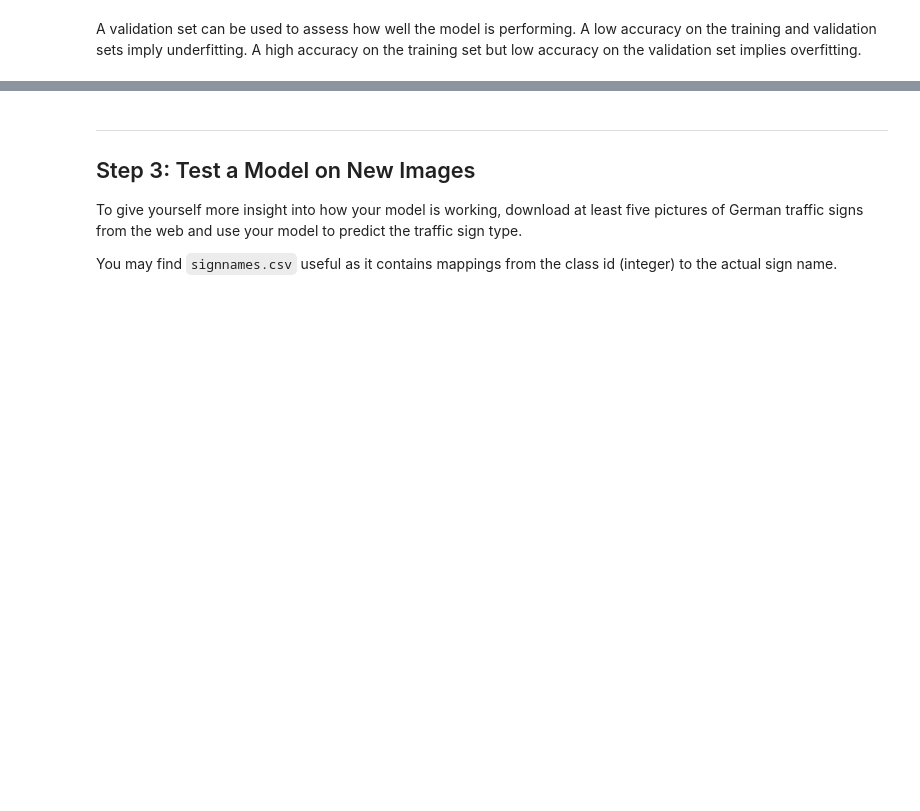
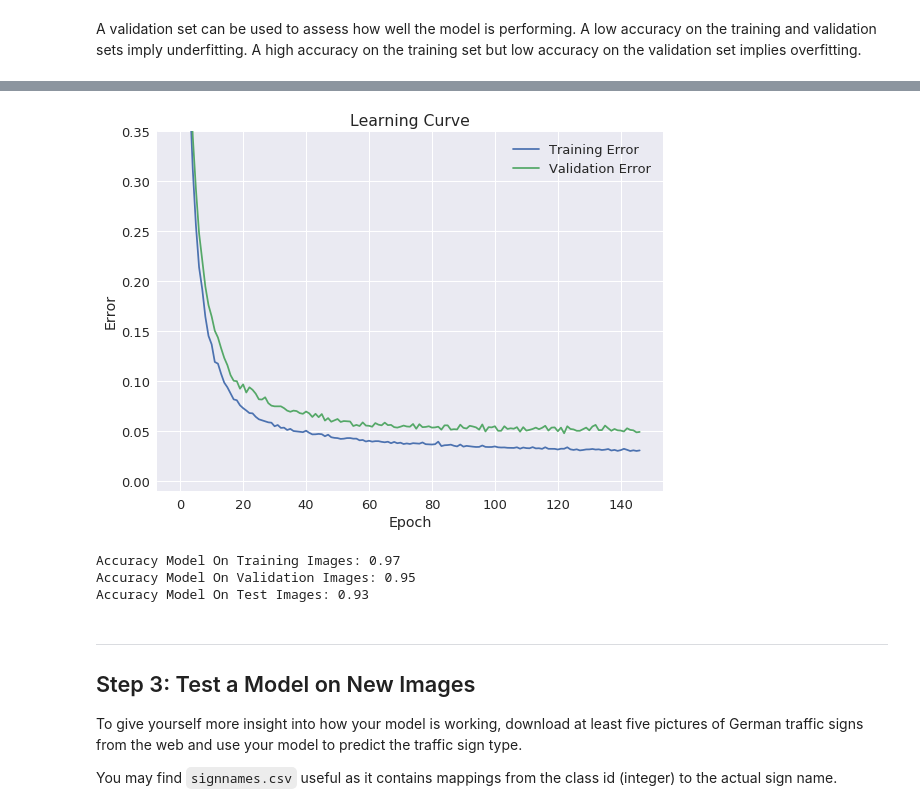
Before and after one commit to lfiaschi/udacity-traffic-sign-classifier, a Jupyter notebook: Traffic_Sign_Classifier.ipynb, the cells around one changed output, grey strips where cells are left out. Drawn from its saved outputs; the diff is of its cells as text; code cells hidden in the pictures; blank space fills up the shorter version.

```diff
--- a/Traffic_Sign_Classifier.ipynb
+++ b/Traffic_Sign_Classifier.ipynb
@@ -7,6 +7,9 @@
 ## Step 0: Load The Data
 # %% [markdown]
 The origina data, used in this project can be found [here](https://d17h27t6h515a5.cloudfront.net/topher/2017/February/5898cd6f_traffic-signs-data/traffic-signs-data.zip). The deta must be unzip and place in the same folder of the notebook prior to executuon.
+# %%
+import matplotlib
+matplotlib.rcParams.update({'font.size': 16})
 # %%
 # Load pickled data
 import pickle
@@ -512,5 +515,6 @@ with tf.Session() as sess:
                 print("Model saved %d sec"%(time() - start))
         except KeyboardInterrupt:
             print('Accuracy Model On Test Images: {}'.format(evaluate(X_test,y_test)))
+            break
 
     saver.save(sess, './models/lenet')
@@ -535,18 +521,26 @@ with tf.Session() as sess:
 # %%
 plt.figure(figsize=(8,6))
 plt.title('Learning Curve')
 plt.plot([1 - el[0] for el in errors])
 plt.plot([1 - el[1] for el in errors])
 plt.ylim([-.01,0.35])
 plt.legend(['Training Error','Validation Error'])
 plt.tight_layout()
 plt.savefig('plots/learning_curve.png')
+plt.ylabel('Error')
+plt.xlabel('Epoch');
+# %% [output]
+[figure, added]
 # %%
 with tf.Session() as sess:
     saver.restore(sess, tf.train.latest_checkpoint('./models'))
-    print('Accuracy Model On Training Images: {}'.format(evaluate(X_train,y_train)))
-    print('Accuracy Model On Validation Images: {}'.format(evaluate(X_valid,y_valid)))
-    print('Accuracy Model On Test Images: {}'.format(evaluate(X_test,y_test)))
+    print('Accuracy Model On Training Images: {:.2f}'.format(evaluate(X_train,y_train)))
+    print('Accuracy Model On Validation Images: {:.2f}'.format(evaluate(X_valid,y_valid)))
+    print('Accuracy Model On Test Images: {:.2f}'.format(evaluate(X_test,y_test)))
+# %% [output]
+Accuracy Model On Training Images: 0.97
+Accuracy Model On Validation Images: 0.95
+Accuracy Model On Test Images: 0.93
 # %% [markdown]
 ---
 
```
Also changed, not shown: parts of 7 cells of this notebook, 2 other files.
